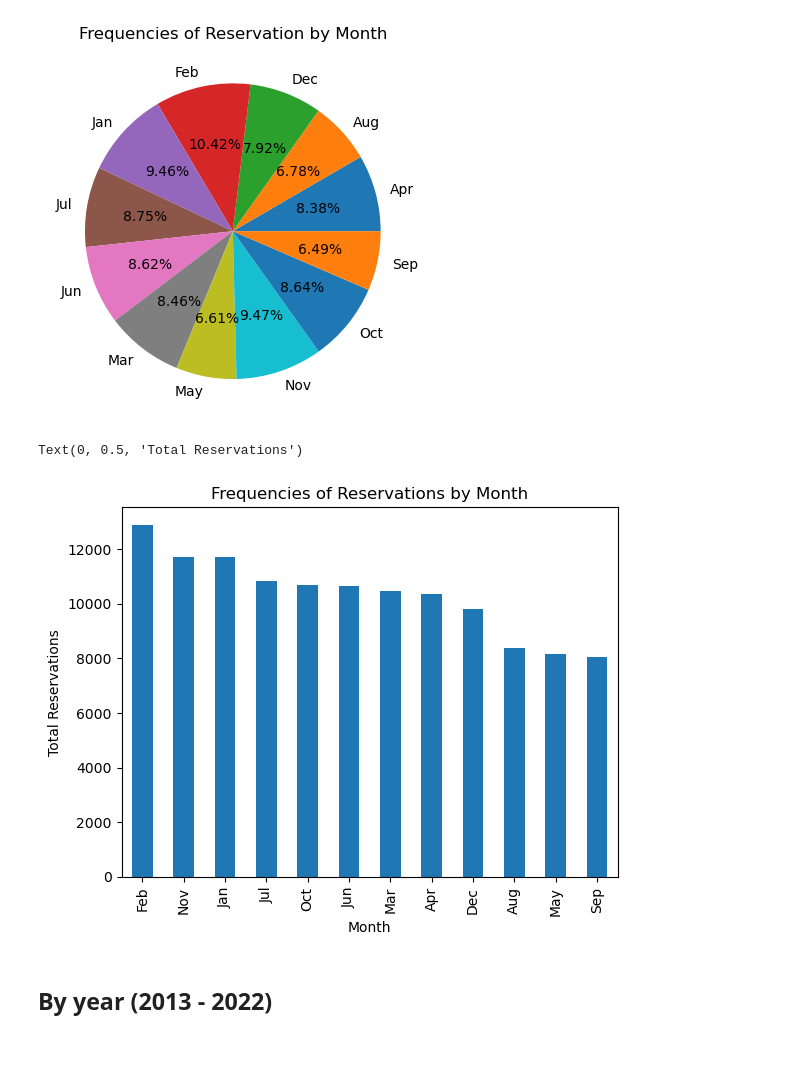
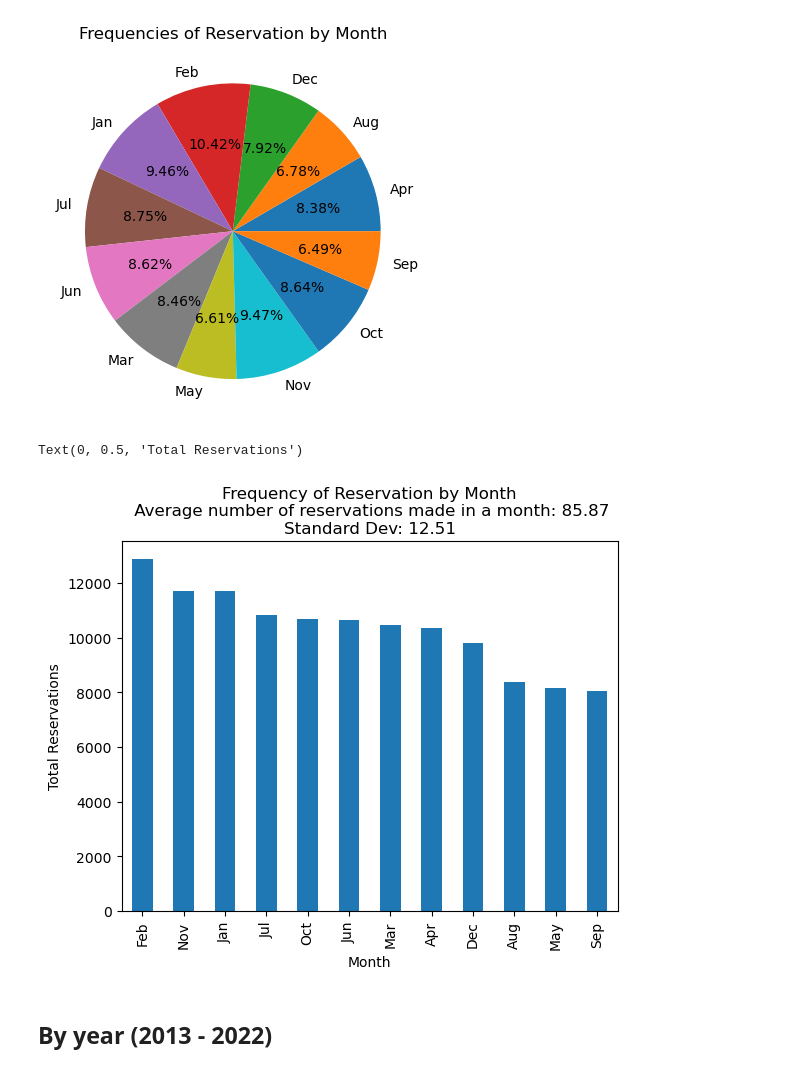
Before and after one commit to EarliestFall988/Data-Science-CIS-590, a Jupyter notebook: Visualizations/Visualizations.ipynb, the cells around one changed output. Saved outputs shown, nothing was run; the diff lists cells and outputs as text; code cells hidden in the pictures.

```diff
--- a/Visualizations/Visualizations.ipynb
+++ b/Visualizations/Visualizations.ipynb
@@ -133,13 +155,16 @@ Text(0.5, 1.0, 'Frequencies of Reservation by Month')
 [figure]
 # %%
 fig, ax = plt.subplots()
-ax.set_title("Frequencies of Reservations by Month")
+mean = df['Month'].value_counts().mean()/(10 * 12)
+std = df['Month'].value_counts().std()/(10 * 12)
+plt.title("Frequency of Reservation by Month\n Average number of reservations made in a month: " + '{0:.2f}'.format(mean) +"\nStandard Dev: " + '{0:.2f}'.format(std))
+
 df['MonthName'].value_counts().plot(ax=ax, kind='bar')
 ax.set_xlabel('Month')
 ax.set_ylabel('Total Reservations')
 # %% [output]
 Text(0, 0.5, 'Total Reservations')
-[figure, old version]
+[figure, new version]
 # %% [markdown]
 ## By year (2013 - 2022)
 # %%
```
Also changed, not shown: parts of 11 cells of this notebook.
